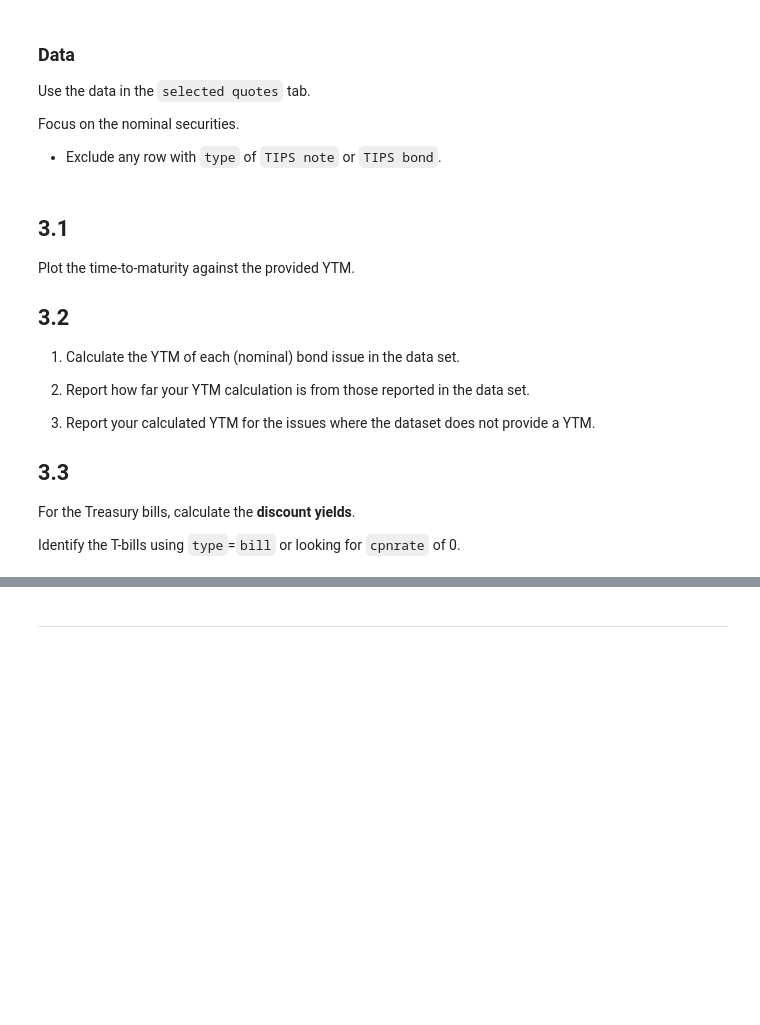
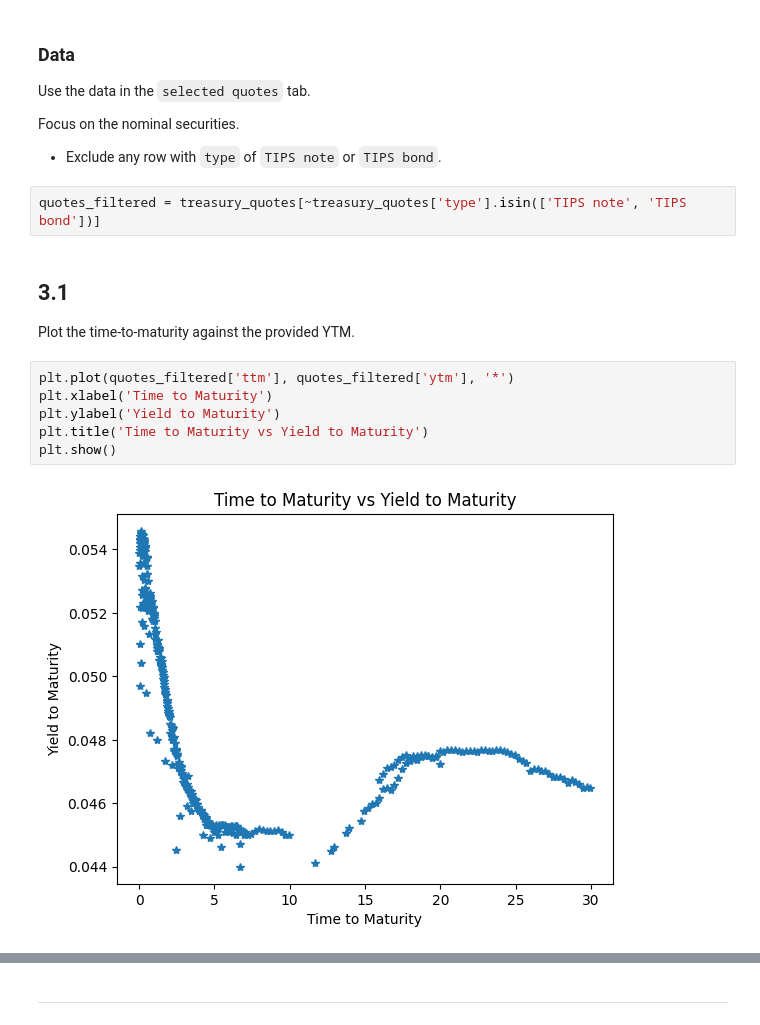
Before and after one commit to ArturoCharleston/finm-markets-2024, a Jupyter notebook: homework/Homework 2_solved.ipynb, the cells around one changed output, grey strips where cells are left out. Cells and saved outputs as stored; diff of their text form; blank space fills up the shorter version.

```diff
--- a/homework/Homework 2_solved.ipynb
+++ b/homework/Homework 2_solved.ipynb
@@ -246,21 +246,16 @@ Use the data in the `selected quotes` tab.
 
 Focus on the nominal securities.
 * Exclude any row with `type` of `TIPS note` or `TIPS bond`.
+# %%
+quotes_filtered = treasury_quotes[~treasury_quotes['type'].isin(['TIPS note', 'TIPS bond'])]
 # %% [markdown]
 ## 3.1
 Plot the time-to-maturity against the provided YTM.
-
-## 3.2
-
-1. Calculate the YTM of each (nominal) bond issue in the data set.
-
-1. Report how far your YTM calculation is from those reported in the data set.
-
-1. Report your calculated YTM for the issues where the dataset does not provide a YTM.
-
-
-## 3.3
-
-For the Treasury bills, calculate the **discount yields**.
-
-Identify the T-bills using `type`=`bill` or looking for `cpnrate` of 0.
+# %%
+plt.plot(quotes_filtered['ttm'], quotes_filtered['ytm'], '*')
+plt.xlabel('Time to Maturity')
+plt.ylabel('Yield to Maturity')
+plt.title('Time to Maturity vs Yield to Maturity')
+plt.show()
+# %% [output]
+[figure, added]
```
Also changed, not shown: parts of 7 cells of this notebook.
